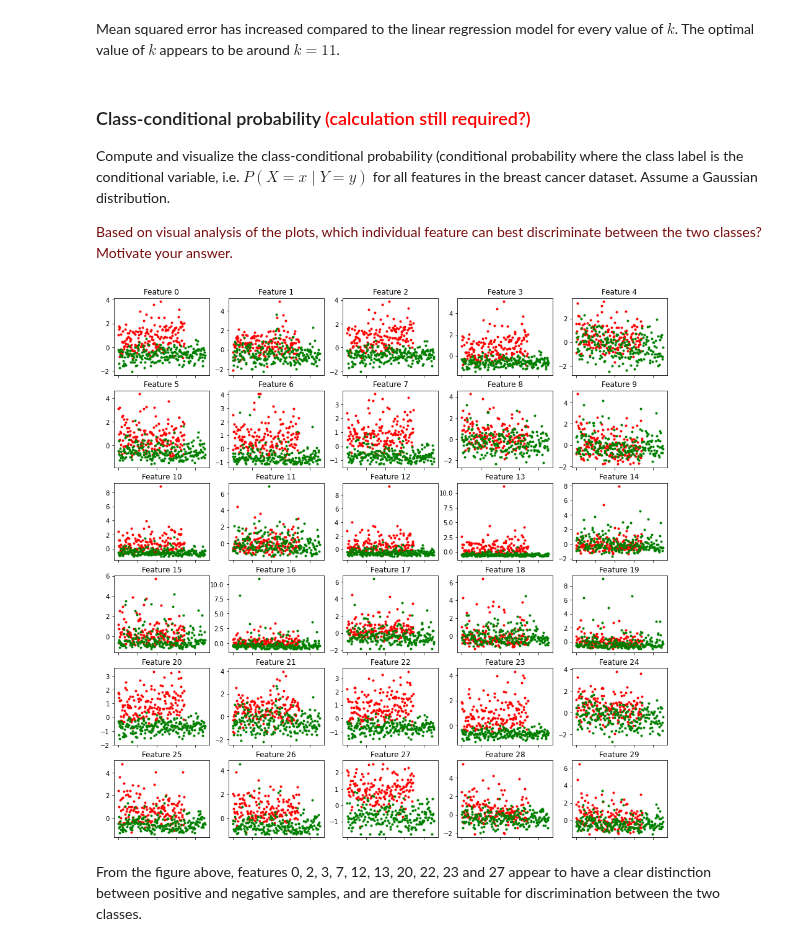
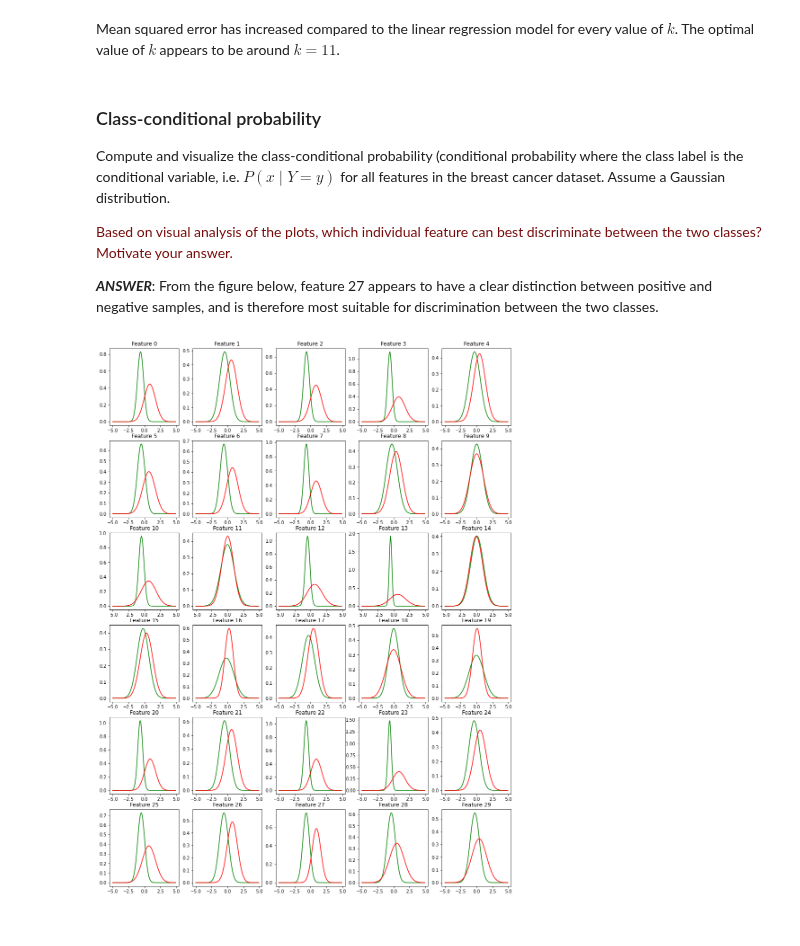
Before and after one commit to VincentV0/8dm50-machine-learning, a Jupyter notebook: practicals/week_1.ipynb, the cells around one changed output. Drawn from its saved outputs; the diff is of its cells as text; code cells hidden in the pictures.

Commit message:
update class-conditional probability

```diff
--- a/practicals/week_1.ipynb
+++ b/practicals/week_1.ipynb
@@ -317,38 +317,59 @@ plt.plot(ks, scores, 'bo')
 # %% [markdown]
 Mean squared error has increased compared to the linear regression model for every value of $k$. The optimal value of $k$ appears to be around $k=11$.
 # %% [markdown]
-### Class-conditional probability <font color='#FF0000'>(calculation still required?)</font>
+### Class-conditional probability
 
-Compute and visualize the class-conditional probability (conditional probability where the class label is the conditional variable, i.e. $P(X = x \mid Y = y)$ for all features in the breast cancer dataset. Assume a Gaussian distribution.
+Compute and visualize the class-conditional probability (conditional probability where the class label is the conditional variable, i.e. $P(x  \mid Y = y)$ for all features in the breast cancer dataset. Assume a Gaussian distribution.
 
 <p><font color='#770a0a'>Based on visual analysis of the plots, which individual feature can best discriminate between the two classes? Motivate your answer.</font></p>
+
+***ANSWER***: From the figure below, feature 27 appears to have a clear distinction between positive and negative samples, and is therefore most suitable for discrimination between the two classes.
 # %%
 # Reload the imports for every run
 %reload_ext autoreload
 %autoreload 2
 
 import matplotlib.pyplot as plt
+import scipy
+
 
 # load data
 X_train = breast_cancer.data[:400, :]
 y_train = breast_cancer.target[:400, np.newaxis]
 X_test = breast_cancer.data[400:, :]
 y_test = breast_cancer.target[400:, np.newaxis]
 
+
 # Define subplots
-fig, axs = plt.subplots(6,5, figsize=(16,16))
+fig, axs = plt.subplots(6,5, figsize=(16,22))
 
+X_train = normalize(X_train)
+X_test  = normalize(X_test)
+
+plot = 'gaussian'
 
 for row in range(6):
     for column in range(5):
         i = row*5+column
         negs = X_train[y_train.T[0]==0, i]
         post = X_train[y_train.T[0]==1, i]
-        axs[row, column].plot(negs, 'r.')
-        axs[row, column].plot(post, 'g.')
-        axs[row, column].set_title(f"Feature {i}")
-        axs[row, column].set_xticklabels([])
+
+
+        if plot=='gaussian':
+            x_values = np.arange(-5, 5, 0.1)
+
+            y_values_neg = scipy.stats.norm(np.mean(negs), np.std(negs))
+            y_values_pos = scipy.stats.norm(np.mean(post), np.std(post))
+
+            axs[row, column].set_title(f"Feature {i}")
+            axs[row,column].plot(x_values, y_values_pos.pdf(x_values), 'g-')
+            axs[row,column].plot(x_values, y_values_neg.pdf(x_values), 'r-')
+
+
+        if plot=='scatter':
+            axs[row, column].plot(negs, 'r.')
+            axs[row, column].plot(post, 'g.')
+            axs[row, column].set_title(f"Feature {i}")
+            axs[row, column].set_xticklabels([])
 # %% [output]
-[figure, old version]
+[figure, new version]
-# %% [markdown]
-From the figure above, features 0, 2, 3, 7, 12, 13, 20, 22, 23 and 27 appear to have a clear distinction between positive and negative samples, and are therefore suitable for discrimination between the two classes.
```
Also changed, not shown: parts of 2 cells of this notebook.
